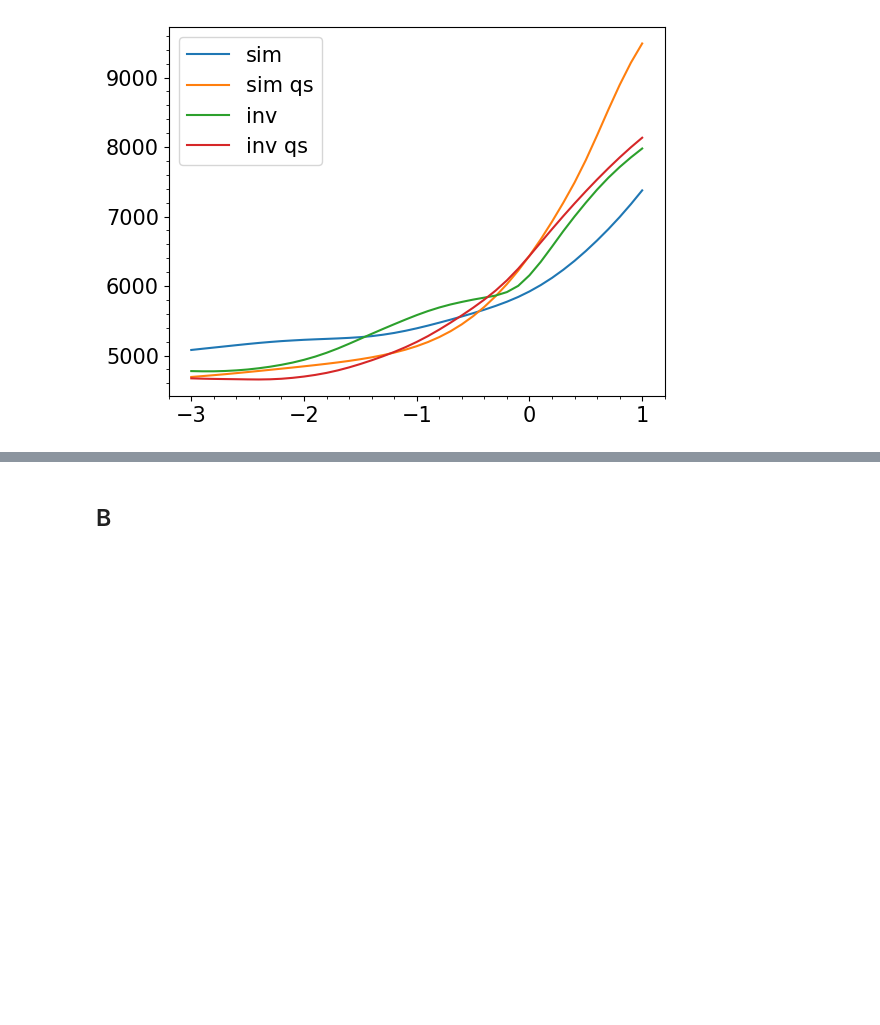
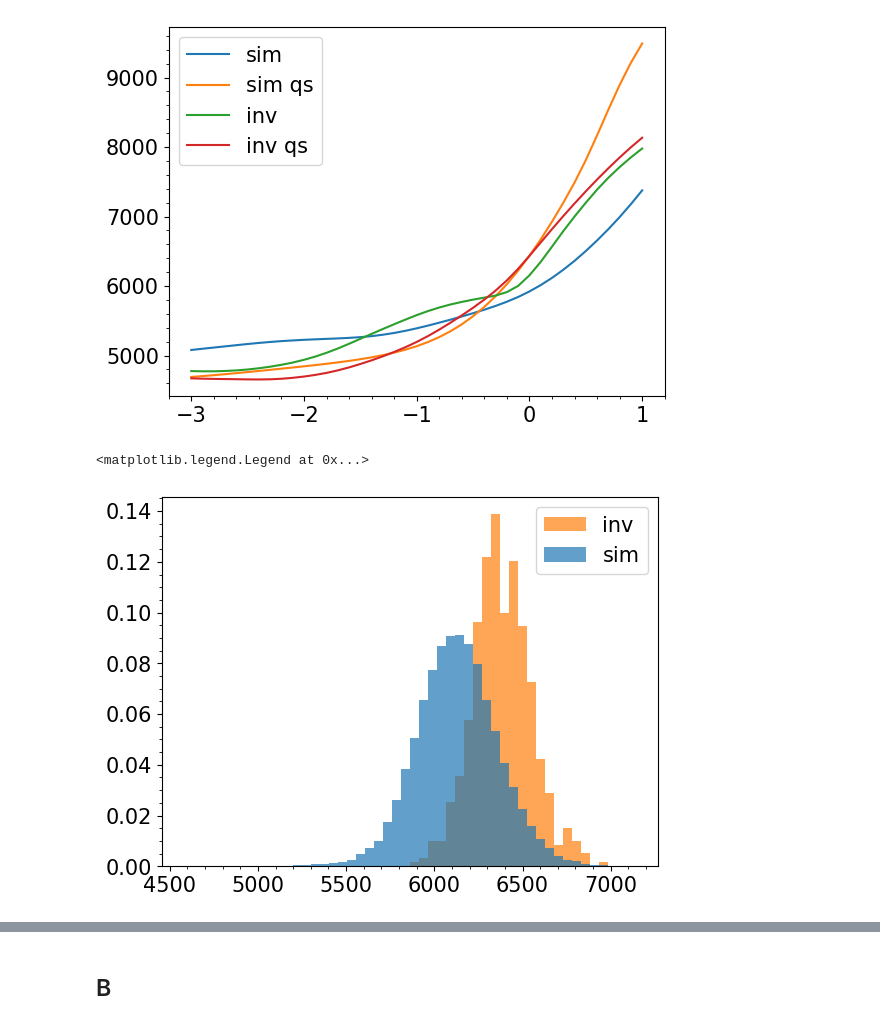
Before and after one commit to liuminos/check_muram_plage_pore, a Jupyter notebook: comparison.ipynb, the cells around one changed output, grey strips where cells are left out. Drawn from its saved outputs; the diff is of its cells as text; code cells hidden in the pictures; blank space fills up the shorter version.

```diff
--- a/comparison.ipynb
+++ b/comparison.ipynb
@@ -69,7 +69,7 @@ c5 = B[:,:,30] < 1000
 canopy = np.argwhere(c5 & c3 & c4)
 # %%
-c6 = Bz[:,:,30] < -50
-c7 = B[:,:,10] > 300
+c6 = Bz[:,:,10] < -50
+c7 = B[:,:,30] > 300
 oppo = np.argwhere(c6 & c7)
 # %%
 print(qs.shape)
@@ -218,3 +218,10 @@ plt.legend()
 # %% [output]
 <matplotlib.legend.Legend at 0x...>
 [figure]
+# %%
+plt.hist([T[oppo[:,0],oppo[:,1],10],atm[1,1,oppo_o[:,0],oppo_o[:,1],10]],bins=50,alpha=0.7,histtype='stepfilled',label=['sim','inv']
+         ,weights=[[1/oppo.shape[0]]*oppo.shape[0],[1/oppo_o.shape[0]]*oppo_o.shape[0]])
+plt.legend()
+# %% [output]
+<matplotlib.legend.Legend at 0x...>
+[figure, added]
```
Also changed, not shown: parts of 8 cells of this notebook, 4 other files.
